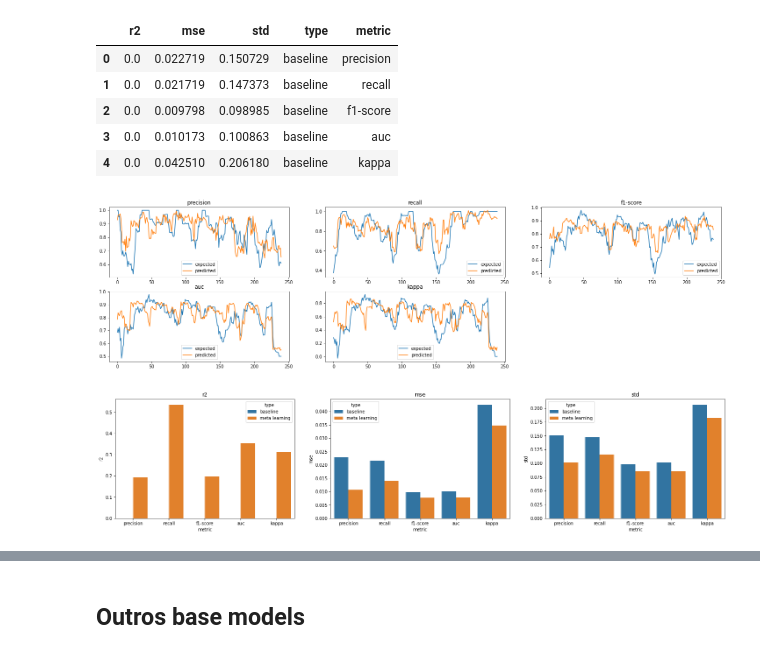
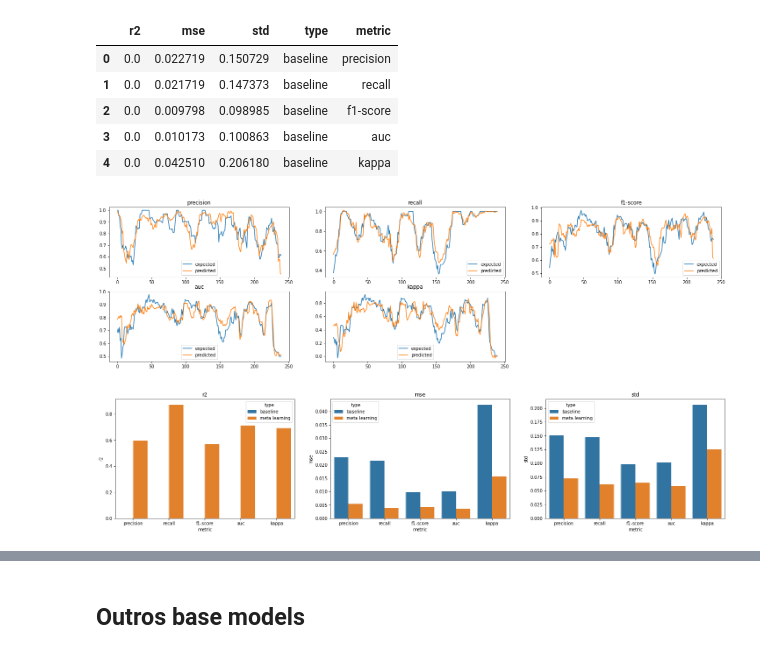
Before and after one commit to feamelo/drift-meta-learning, a Jupyter notebook: src/performance_predictor.ipynb, the cells around one changed output, grey strips where cells are left out. Drawn from its saved outputs; the diff is of its cells as text; code cells hidden in the pictures.

```diff
--- a/src/performance_predictor.ipynb
+++ b/src/performance_predictor.ipynb
@@ -116,7 +116,7 @@ result['delay'] = 'N/A'
 results.append(result)
 
 for idx, delay in enumerate(delays):
-    update_params={'last_scores_delay': delay, 'last_scores_n_shifts': 3, 'meta_label_metric': 'precision' }
+    update_params={'last_scores_delay': delay, 'last_scores_n_shifts': 10, 'meta_label_metric': 'precision' }
     y_true, y_pred = offline_train(update_params)
     result = plot_results(y_true, y_pred, title=f"Delay={delay * STEP}", idx=idx+1)
     result['delay'] = delay * STEP
@@ -163,17 +162,17 @@ pd.DataFrame(results)
 # %%
 models = {}
 fig = plt.figure(figsize=(25, 10))
 
 for idx, metric in enumerate(performance.clf_metrics):
-    update_params={'last_scores_delay': 3, 'last_scores_n_shifts': 0, 'meta_label_metric': metric }
+    update_params={'last_scores_delay': 3, 'last_scores_n_shifts': 10, 'meta_label_metric': metric }
     y_true, y_pred = offline_train(update_params)
     result = plot_results(y_true, y_pred, title=metric, idx=idx)
     models[metric] = learner.meta_model.model
 
     result = {**result, **{'type': 'meta learning', 'metric': metric}}
     results.append(result)
 # %% [output]
-[figure, old version]
+[figure, new version]
 # %%
 results_metrics = pd.DataFrame(results)
 fig = plt.figure(figsize=(25, 5))
@@ -183,6 +182,6 @@ for idx, col in enumerate(['r2', 'mse', 'std']):
     sns.barplot(x="metric", hue="type", y=col, data=results_metrics)
     plt.title(col)
 # %% [output]
-[figure, old version]
+[figure, new version]
 # %%
 metric = 'precision'
```
Also changed, not shown: parts of 8 cells of this notebook, 7 other files.
